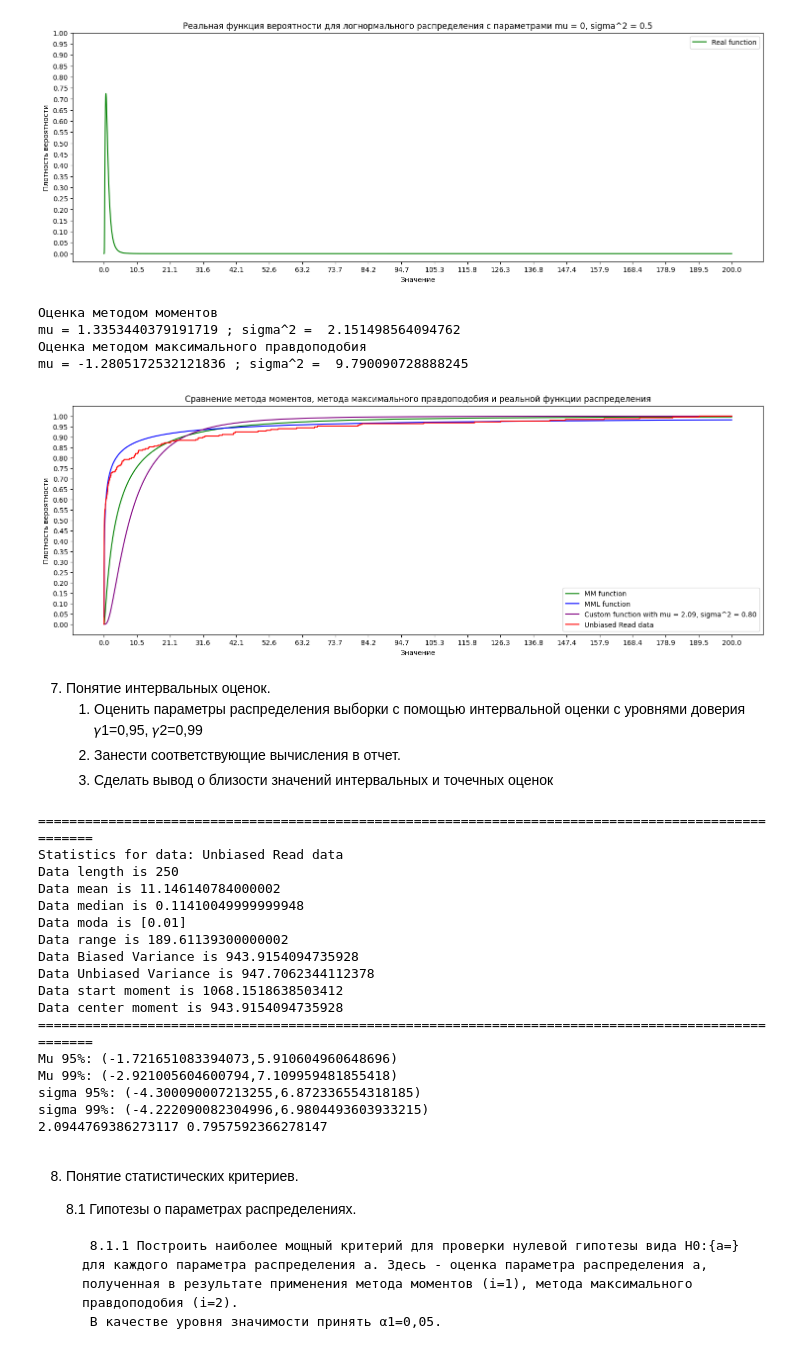
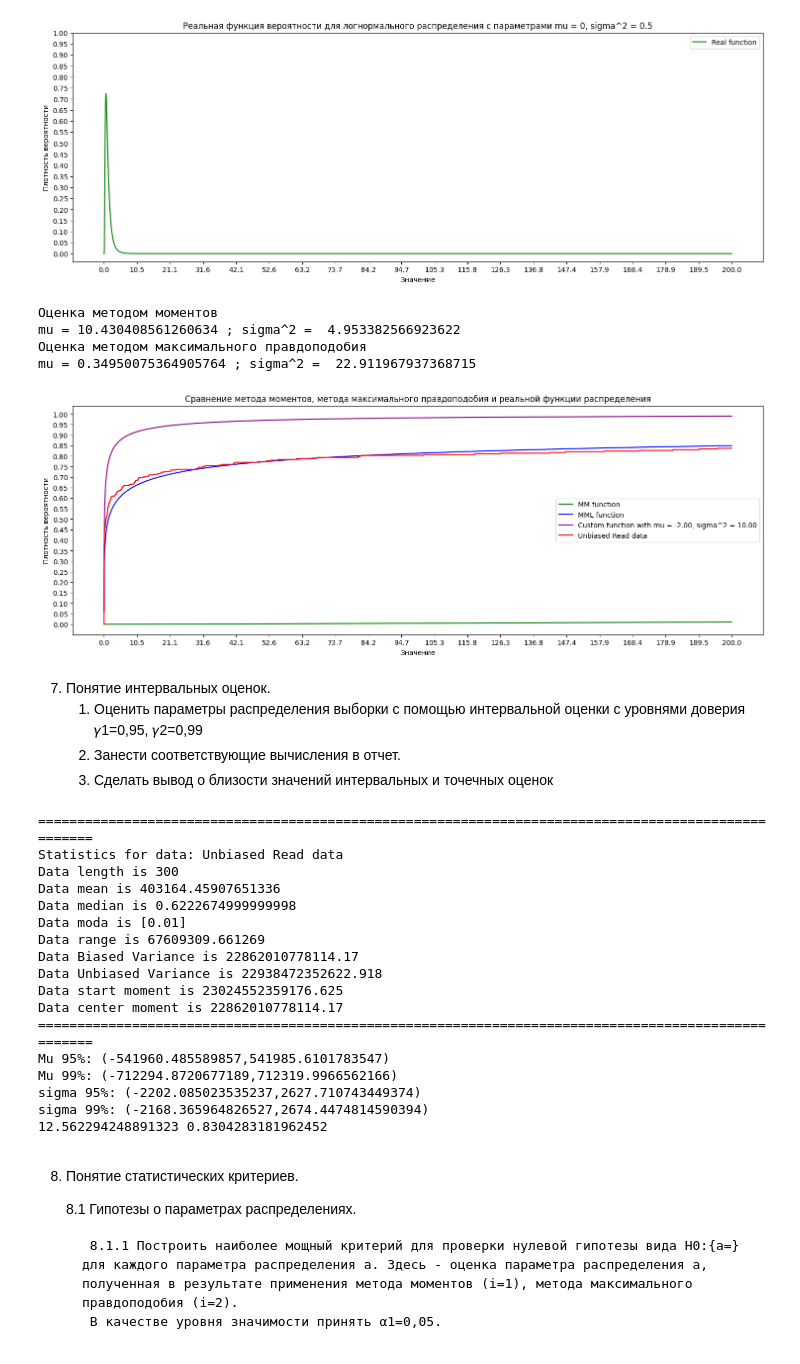
Before and after one commit to Numillyash/matstat-coursework, a Jupyter notebook: lognorm.ipynb, the cells around one changed output. Cells and saved outputs as stored; diff of their text form; code cells hidden in the pictures.

```diff
--- a/lognorm.ipynb
+++ b/lognorm.ipynb
@@ -14,7 +14,7 @@ with open('var_16_lognorm.csv', 'r') as f:
 class Statistics:
     def __init__(self, data: list, name: str):
         self.dataName = name
-        self.dataArr = sorted(data)[:250]
+        self.dataArr = sorted(data)#[:250]
         self.dataLen = len(self.dataArr)
         self.getAllParams()
 
@@ -533,36 +533,39 @@ D(X) = 1.0695605577589171
 # %%
 classedUnbiasedData.momentMethod()
 classedUnbiasedData.maximumRightnessMethod()
 
-custom_mu = 2.0944769386273117
-custom_sigma_square = 0.7957592366278147
+# custom_mu = 2.0944769386273117
+# custom_sigma_square = 0.7957592366278147
 
-Y_real = [F_real(x, classedUnbiasedData.mu_momentMethod, classedUnbiasedData.sigmaSquare_momentMethod) for x in X]
-Y_real2 = [F_real(x, classedUnbiasedData.mu_maximumRightnessMethod, classedUnbiasedData.sigmaSquare_maximumRightnessMethod) for x in X]
+custom_mu = -2
+custom_sigma_square = 10
+
+Y_mm = [F_real(x, classedUnbiasedData.mu_momentMethod, classedUnbiasedData.sigmaSquare_momentMethod) for x in X]
+Y_mml = [F_real(x, classedUnbiasedData.mu_maximumRightnessMethod, classedUnbiasedData.sigmaSquare_maximumRightnessMethod) for x in X]
 Y_real3 = [F_real(x, custom_mu, custom_sigma_square) for x in X]
 Y_read = [f_hat(a, our_data) for a in X]
 
 fig, ax = plt.subplots(figsize=(18, 6))
-ax.plot(X, Y_real, color='green', label=f'MM function')
-ax.plot(X, Y_real2, color='blue', label=f'MML function')
+ax.plot(X, Y_mm, color='green', label=f'MM function')
+ax.plot(X, Y_mml, color='blue', label=f'MML function')
 ax.plot(X, Y_real3, color='purple', label=f'Custom function with mu = {custom_mu:0.2f}, sigma^2 = {custom_sigma_square:0.2f}')
 ax.plot(X, Y_read, color='red', label=f'{our_data.dataName}')
 # Настройка внешнего вида графика
 ax.set_xlabel('Значение')
 ax.set_ylabel('Плотность вероятности')
 ax.set_title(f'Сравнение метода моментов, метода максимального правдоподобия и реальной функции распределения')
 ax.set_xticks(xt)
 ax.set_yticks(yt)
 ax.legend()
 
 # Вывод графика на экран
 plt.show()
 # %% [output]
 Оценка методом моментов
-mu = 1.3353440379191719 ; sigma^2 =  2.151498564094762
+mu = 10.430408561260634 ; sigma^2 =  4.953382566923622
 Оценка методом максимального правдоподобия
-mu = -1.2805172532121836 ; sigma^2 =  9.790090728888245
+mu = 0.34950075364905764 ; sigma^2 =  22.911967937368715
-[figure, old version]
+[figure, new version]
 # %% [markdown]
 7. Понятие интервальных оценок.
     1. Оценить  параметры  распределения  выборки  с  помощью  интервальной  оценки  с уровнями доверия 𝛾1=0,95, 𝛾2=0,99
@@ -593,21 +596,21 @@ Y_real_ME = [F_real(x, 1.1036129651392073, 0.4808162191169823) for x in X]
 # %% [output]
 ====================================================================================================
 Statistics for data: Unbiased Read data
-Data length is 250
-Data mean is 11.146140784000002
-Data median is 0.11410049999999948
+Data length is 300
+Data mean is 403164.45907651336
+Data median is 0.6222674999999998
 Data moda is [0.01]
-Data range is 189.61139300000002
-Data Biased Variance is 943.9154094735928
-Data Unbiased Variance is 947.7062344112378
-Data start moment is 1068.1518638503412
-Data center moment is 943.9154094735928
+Data range is 67609309.661269
+Data Biased Variance is 22862010778114.17
+Data Unbiased Variance is 22938472352622.918
+Data start moment is 23024552359176.625
+Data center moment is 22862010778114.17
 ====================================================================================================
-Mu 95%: (-1.721651083394073,5.910604960648696)
-Mu 99%: (-2.921005604600794,7.109959481855418)
-sigma 95%: (-4.300090007213255,6.872336554318185)
-sigma 99%: (-4.222090082304996,6.9804493603933215)
-2.0944769386273117 0.7957592366278147
+Mu 95%: (-541960.485589857,541985.6101783547)
+Mu 99%: (-712294.8720677189,712319.9966562166)
+sigma 95%: (-2202.085023535237,2627.710743449374)
+sigma 99%: (-2168.365964826527,2674.4474814590394)
+12.562294248891323 0.8304283181962452
 # %% [markdown]
 8. Понятие статистических критериев.
 
```
Also changed, not shown: parts of 8 cells of this notebook.
